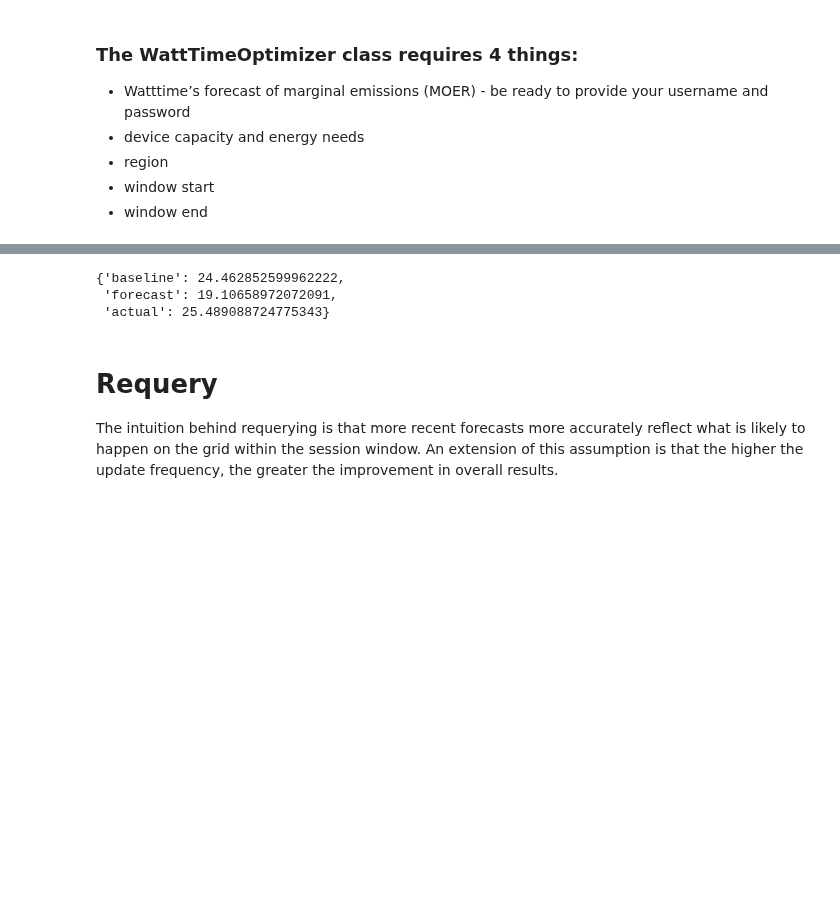
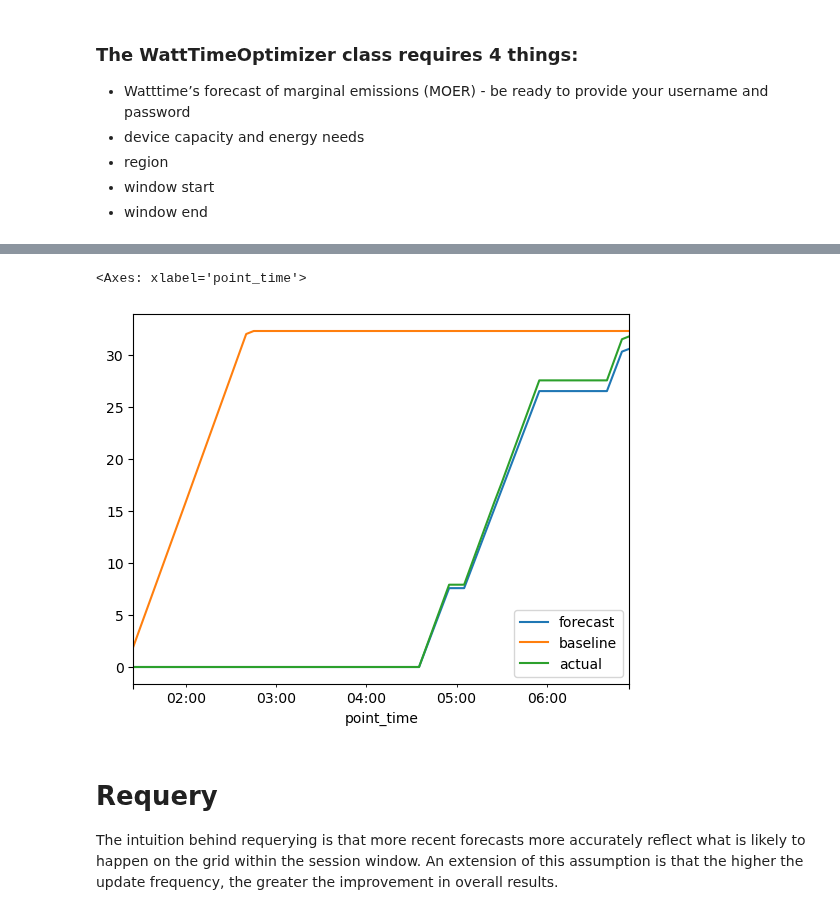
Before and after one commit to WattTime/watttime-python-client, a Jupyter notebook: watttime_optimizer/examples/synthetic_data.ipynb, the cells around one changed output, grey strips where cells are left out. Drawn from its saved outputs; the diff is of its cells as text; code cells hidden in the pictures; blank space fills up the shorter version.

```diff
--- a/watttime_optimizer/examples/synthetic_data.ipynb
+++ b/watttime_optimizer/examples/synthetic_data.ipynb
@@ -136,13 +136,12 @@ value
  'verbose': False}
 # %%
 df = oce.get_schedule_and_cost_api(**value)
-r = ImpactEvaluator(username,password,df).get_all_emissions_values(region=region)
+rr = ImpactEvaluator(username,password,df).get_all_emissions_values(region=region)
-# %%
-r
-# %% [output]
-{'baseline': 24.462852599962222,
- 'forecast': 19.10658972072091,
- 'actual': 25.489088724775343}
+# %%
+rr.cumsum().plot()
+# %% [output]
+<Axes: xlabel='point_time'>
+[figure, added]
 # %% [markdown]
 # Requery
 
```
Also changed, not shown: parts of 24 cells of this notebook, 4 other files.
